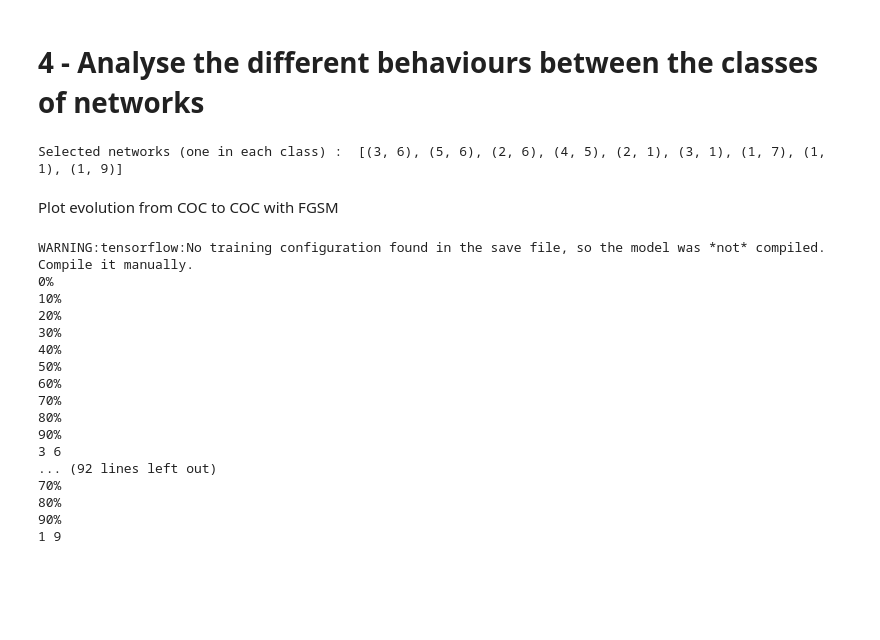
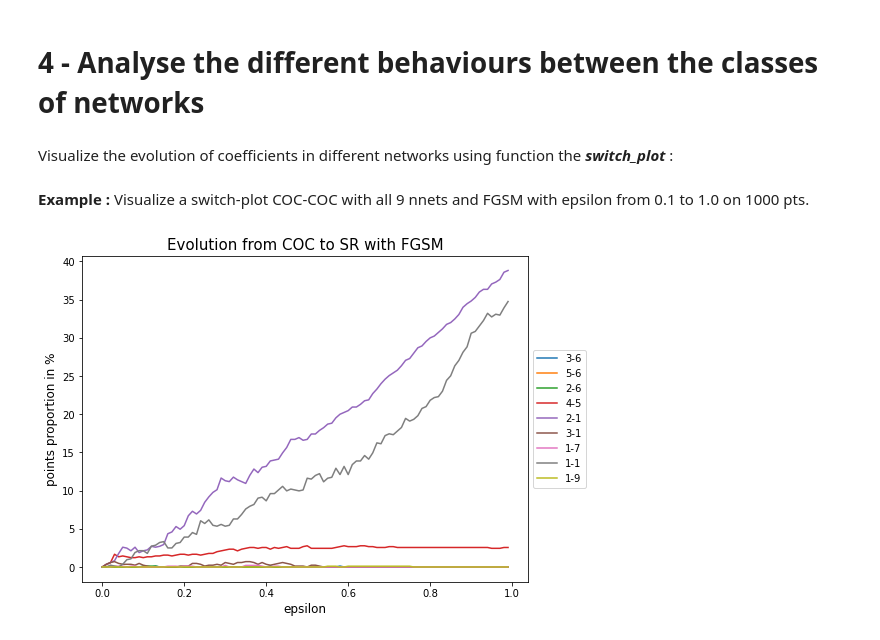
Before and after one commit to thomasghobril/adversarial-attack, a Jupyter notebook: ConfusionMatrix_TOM.ipynb, the cells around one changed output. Cells and saved outputs as stored; diff of their text form; code cells hidden in the pictures; blank space fills up the shorter version.

```diff
--- a/ConfusionMatrix_TOM.ipynb
+++ b/ConfusionMatrix_TOM.ipynb
@@ -52,0 +65,15 @@ for k in range(1,5):
+# %%
+def full_nets_id():
+    """ Get the id of the 45 neural networks as pairs of two integers as string. """
+    nets_id = []
+    for k in range(11,60):
+        if k%10 != 0:
+            nets_id.append( (k//10,k%10) )
+    return(nets_id)
+
+ID2num = full_nets_id()
+
+NETS_ID = [23,41,14,31,9,18,6,0,8] # one network in each of the 9 identified classes
+
+NETS_NUM = [ID2num[u] for u in NETS_ID]
+print("Selected networks (one in each class) : ", NETS_NUM)
@@ -300,13 +334,9 @@ for i in range(5):
+# %%
+# load data
+cmat_bloc = np.load("data_TOM/" + "FGSM_#1000_0.01_20-05/" + "cmat_bloc.npy")
+base_pts = np.load("data_TOM/" + "FGSM_#1000_0.01_20-05/" + "base_pts.npy")
+all_adv_pts = np.load("data_TOM/" + "FGSM_#1000_0.01_20-05/" + "all_adv_pts.npy")
 # %% [markdown]
 # 4 - Analyse the different behaviours between the classes of networks
-# %%
-ID2num = full_nets_id()
-
-nets_ID = [23,41,14,31,9,18,6,0,8] # one network in each of the 9 identified classes
-
-nets_num = [ID2num[u] for u in nets_ID]
-print("Selected networks (one in each class) : ", nets_num)
-# %% [output]
-Selected networks (one in each class) :  [(3, 6), (5, 6), (2, 6), (4, 5), (2, 1), (3, 1), (1, 7), (1, 1), (1, 9)]
-# %% [markdown]
-Plot evolution from COC to COC with FGSM
+# %% [markdown]
+Visualize the evolution of coefficients in different networks using function the ***switch_plot*** :
@@ -313,26 +389,6 @@ Plot evolution from COC to COC with FGSM
+# %% [markdown]
+**Example :** Visualize a switch-plot COC-COC with all 9 nnets and FGSM with epsilon from 0.1 to 1.0 on 1000 pts.
 # %%
-eps_range = [0.01*k for k in range(1,100)]
+switch_plot(cmat_bloc, 0, 3, prange=[0.01*k for k in range(1,100)], net=NETS_NUM, ratio=True)
+# %% [output]
+[figure, added]
-# %%
-# generate a confusion cube for each of the 9 selected networks
-for (a,b) in nets_num:
-    cube_cmat = cmat_tracking(1000, "fgsm", (a, b), folder="ACAS_XU_tf_keras/", param_range=eps_range_01)
-    np.save("data_TOM/" + "cubecmat_{0}-{1}_fgsm_0.001.npy".format(a,b), cube_cmat)
-    print(a,b)
-# %% [output]
-WARNING:tensorflow:No training configuration found in the save file, so the model was *not* compiled. Compile it manually.
-0%
-10%
-20%
-30%
-40%
-50%
-60%
-70%
-80%
-90%
-3 6
-... (92 lines left out)
-70%
-80%
-90%
-1 9
```
Also changed, not shown: parts of 37 cells of this notebook, 2 other files.
